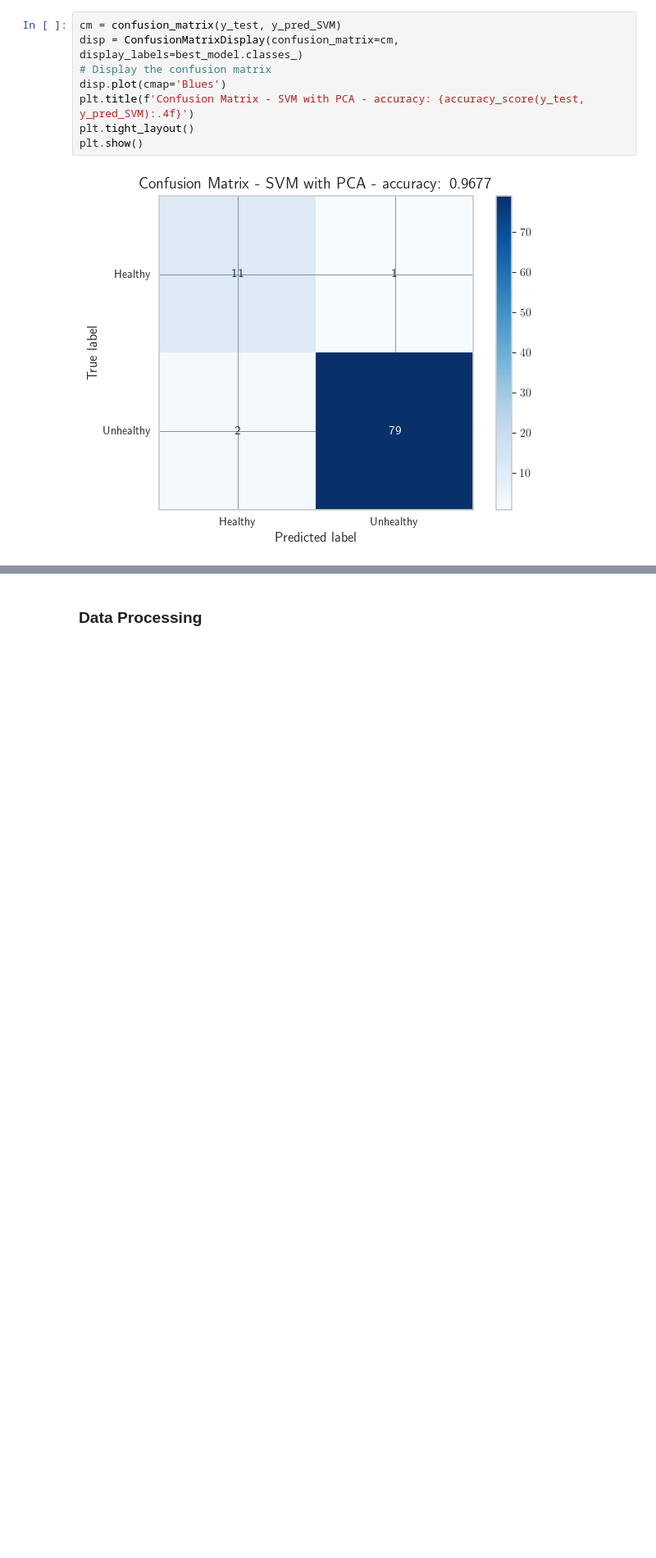
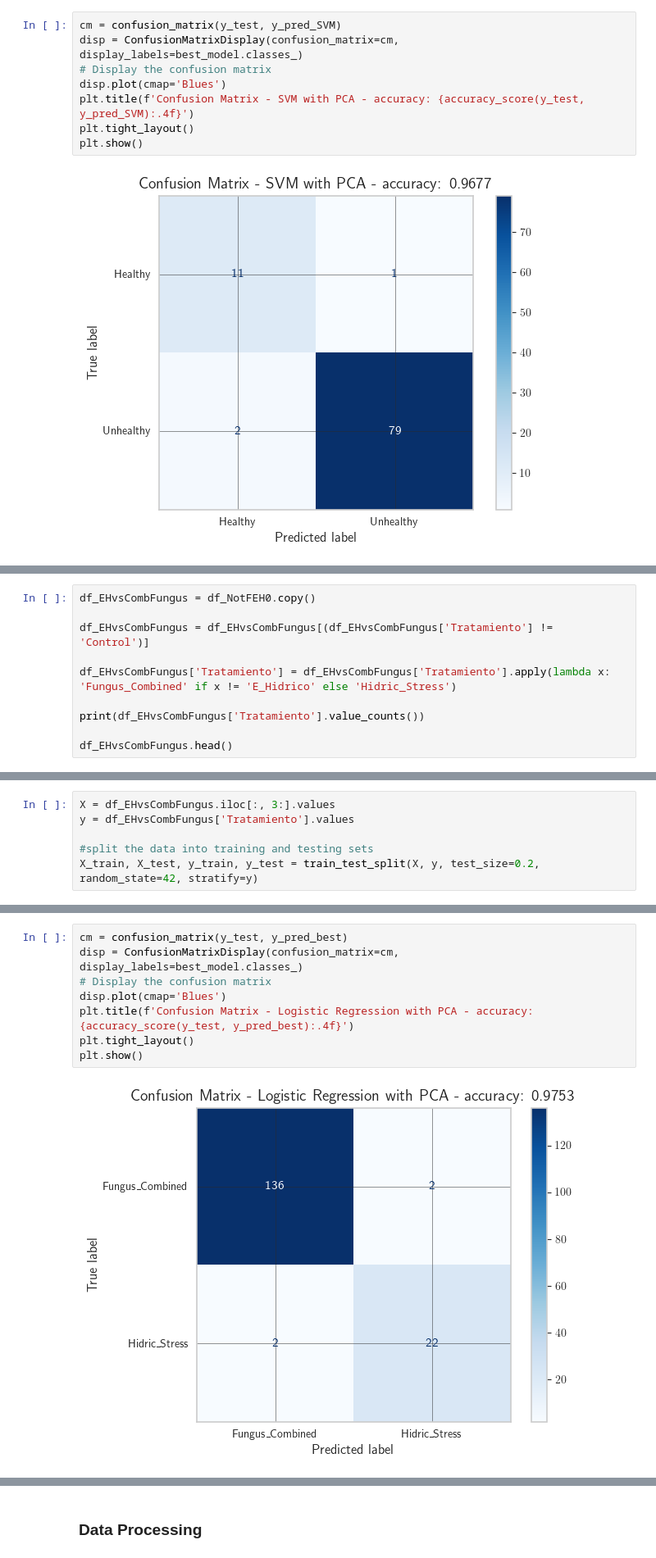
Before and after one commit to RicardoLoperaV/DiPreSi, a Jupyter notebook: Modelos De Clasificacion Binaria/Classification Complete Dataset/Models_Cassification.ipynb, the cells around one changed output, grey strips where cells are left out. Shown at 82% size. Cells and saved outputs as stored; diff of their text form; blank space fills up the shorter version.

```diff
--- a/Modelos De Clasificacion Binaria/Classification Complete Dataset/Models_Cassification.ipynb
+++ b/Modelos De Clasificacion Binaria/Classification Complete Dataset/Models_Cassification.ipynb
@@ -267,0 +272,10 @@ plt.show()
+# %%
+df_EHvsCombFungus = df_NotFEH0.copy()
+
+df_EHvsCombFungus = df_EHvsCombFungus[(df_EHvsCombFungus['Tratamiento'] != 'Control')]
+
+df_EHvsCombFungus['Tratamiento'] = df_EHvsCombFungus['Tratamiento'].apply(lambda x: 'Fungus_Combined' if x != 'E_Hidrico' else 'Hidric_Stress')
+
+print(df_EHvsCombFungus['Tratamiento'].value_counts())
+
+df_EHvsCombFungus.head()
@@ -267,0 +294,6 @@ plt.show()
+# %%
+X = df_EHvsCombFungus.iloc[:, 3:].values
+y = df_EHvsCombFungus['Tratamiento'].values
+
+#split the data into training and testing sets
+X_train, X_test, y_train, y_test = train_test_split(X, y, test_size=0.2, random_state=42, stratify=y)
@@ -268 +364,11 @@ plt.show()
+# %%
+cm = confusion_matrix(y_test, y_pred_best)
+disp = ConfusionMatrixDisplay(confusion_matrix=cm, display_labels=best_model.classes_)
+# Display the confusion matrix
+disp.plot(cmap='Blues')
+plt.title(f'Confusion Matrix - Logistic Regression with PCA - accuracy: {accuracy_score(y_test, y_pred_best):.4f}')
+plt.tight_layout()
+plt.show()
+# %% [output]
+[figure, added]
 # %% [markdown]
```
Also changed, not shown: parts of 10 cells of this notebook, 1 other file.
